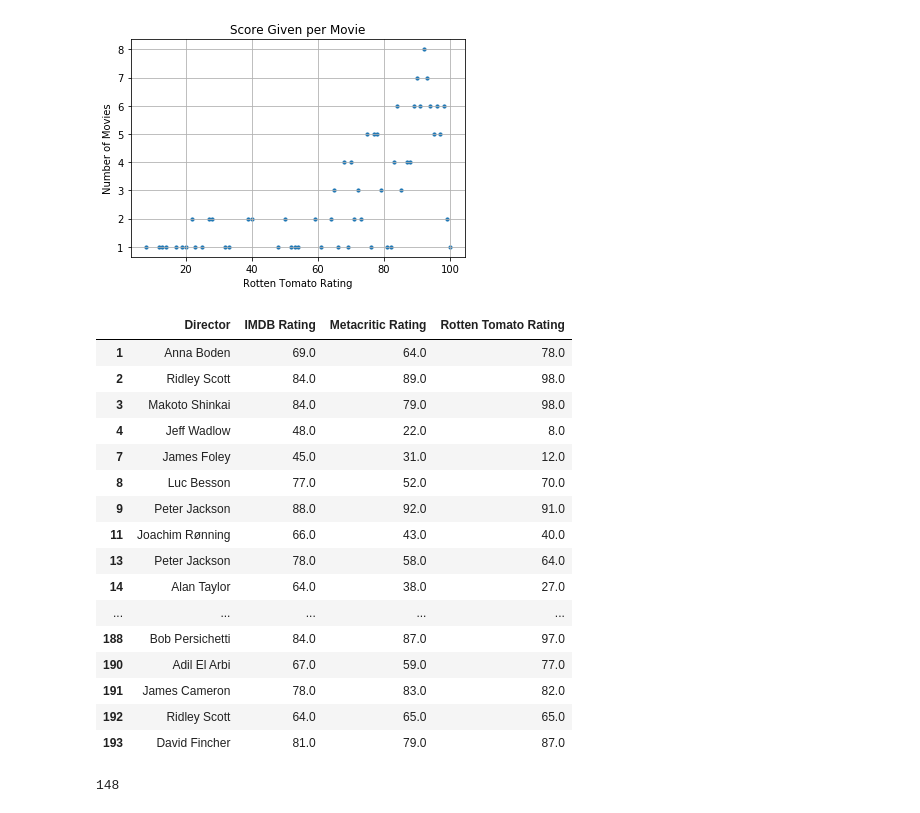
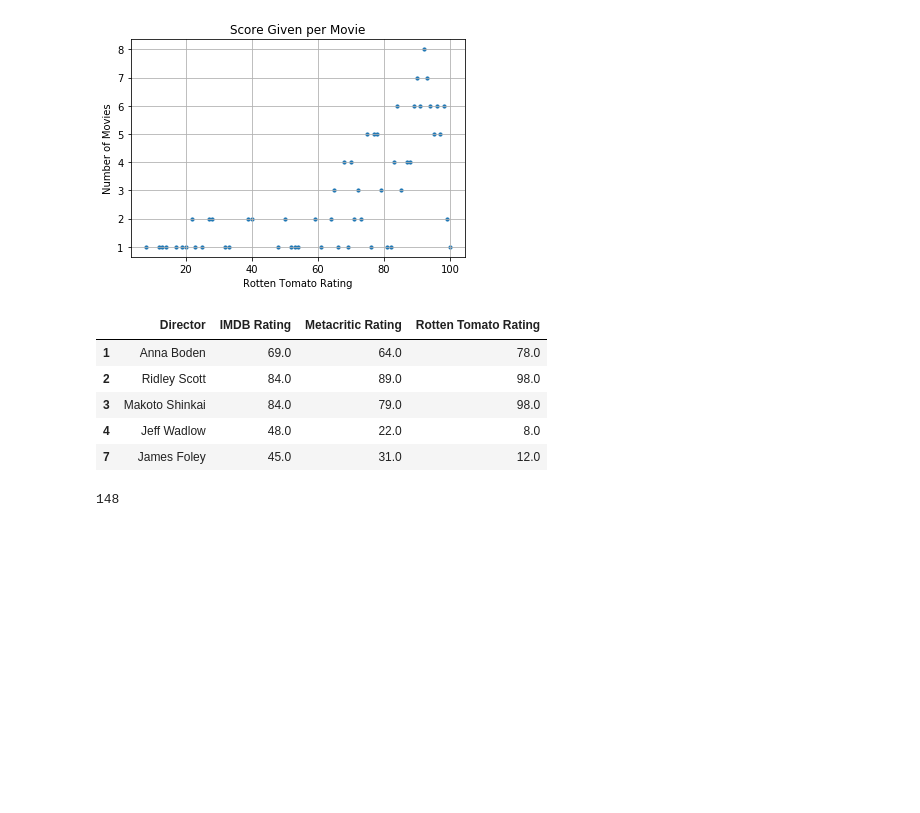
Before and after one commit to mwil177/project-1, a Jupyter notebook: Movie Stuff.ipynb, the cells around one changed output. Cells and saved outputs as stored; diff of their text form; code cells hidden in the pictures; blank space fills up the shorter version.

```diff
--- a/Movie Stuff.ipynb
+++ b/Movie Stuff.ipynb
@@ -476,45 +387,34 @@ plt.show()
 # %% [output]
 [figure]
 # %%
+#Put all rating types in to a dataframe as percentages, but w/o % sign
+
 IMDB_numeric = rotten_df["IMDB Rating"].astype(float)*10
 IMDB_numeric
 
 metacritic_numeric = rotten_df["Metacritic Rating"].astype(float)
 metacritic_numeric
 
 rotten_split = rotten_df["Rotten Tomato Rating"].str.split("%", n=2, expand=True)
 rotten_numeric= rotten_split[0].astype(float)
 rotten_numeric
 
 
 
 director_df = pd.DataFrame({"Director": rotten_df["Director"],
                             "IMDB Rating": IMDB_numeric,
                             "Metacritic Rating": metacritic_numeric,
                            "Rotten Tomato Rating": rotten_numeric,
                            })
 
-director_df
-
-#director_df.loc[df['Director'].isin(some_values)]
+director_df.head()
 # %% [output]
 |  | Director | IMDB Rating | Metacritic Rating | Rotten Tomato Rating |
 | 1 | Anna Boden | 69.0 | 64.0 | 78.0 |
 | 2 | Ridley Scott | 84.0 | 89.0 | 98.0 |
 | 3 | Makoto Shinkai | 84.0 | 79.0 | 98.0 |
 | 4 | Jeff Wadlow | 48.0 | 22.0 | 8.0 |
 | 7 | James Foley | 45.0 | 31.0 | 12.0 |
-| 8 | Luc Besson | 77.0 | 52.0 | 70.0 |
-| 9 | Peter Jackson | 88.0 | 92.0 | 91.0 |
-| 11 | Joachim Rønning | 66.0 | 43.0 | 40.0 |
-| 13 | Peter Jackson | 78.0 | 58.0 | 64.0 |
-| 14 | Alan Taylor | 64.0 | 38.0 | 27.0 |
-| ... | ... | ... | ... | ... |
-| 188 | Bob Persichetti | 84.0 | 87.0 | 97.0 |
-| 190 | Adil El Arbi | 67.0 | 59.0 | 77.0 |
-| 191 | James Cameron | 78.0 | 83.0 | 82.0 |
-| 192 | Ridley Scott | 64.0 | 65.0 | 65.0 |
-| 193 | David Fincher | 81.0 | 79.0 | 87.0 |
 # %%
 len(movie_director)
 # %% [output]
```
Also changed, not shown: parts of 20 cells of this notebook, 1 other file.
